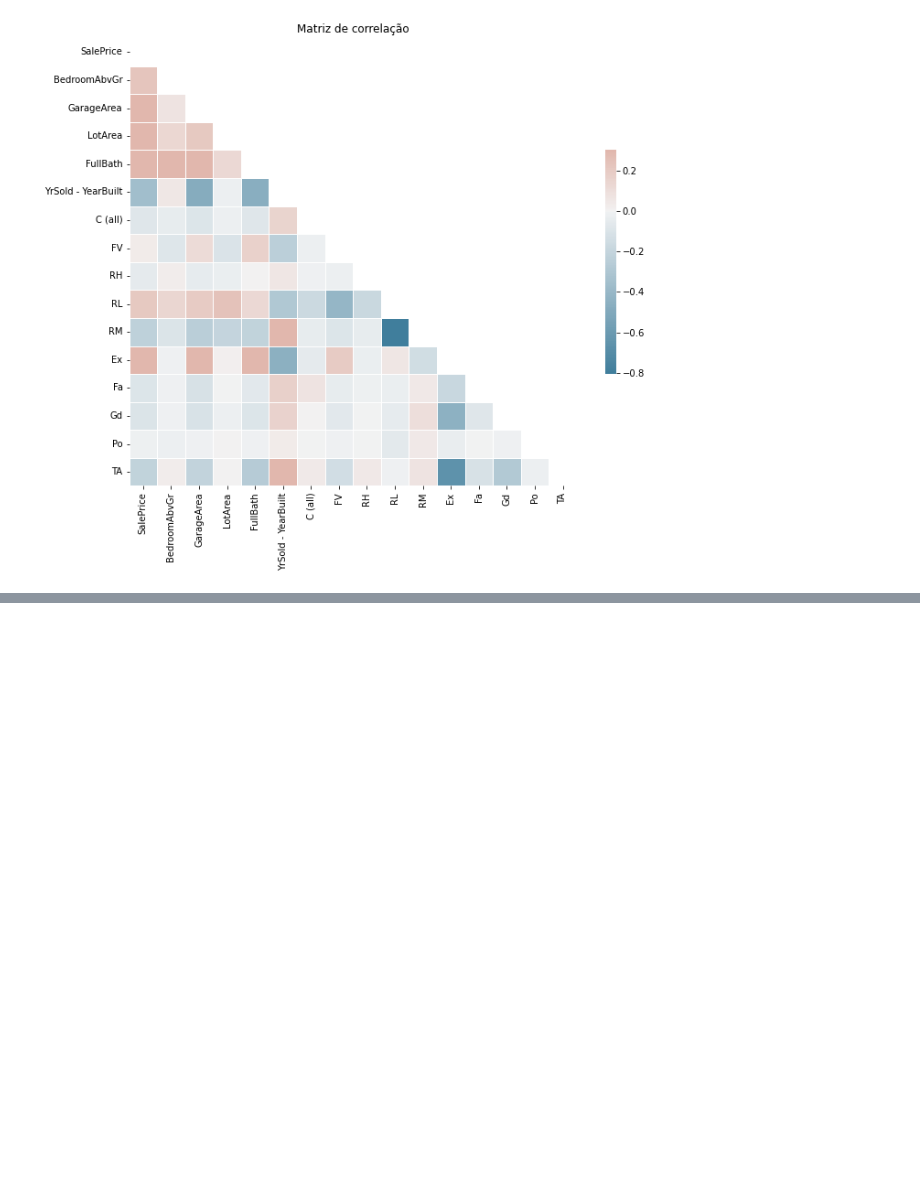
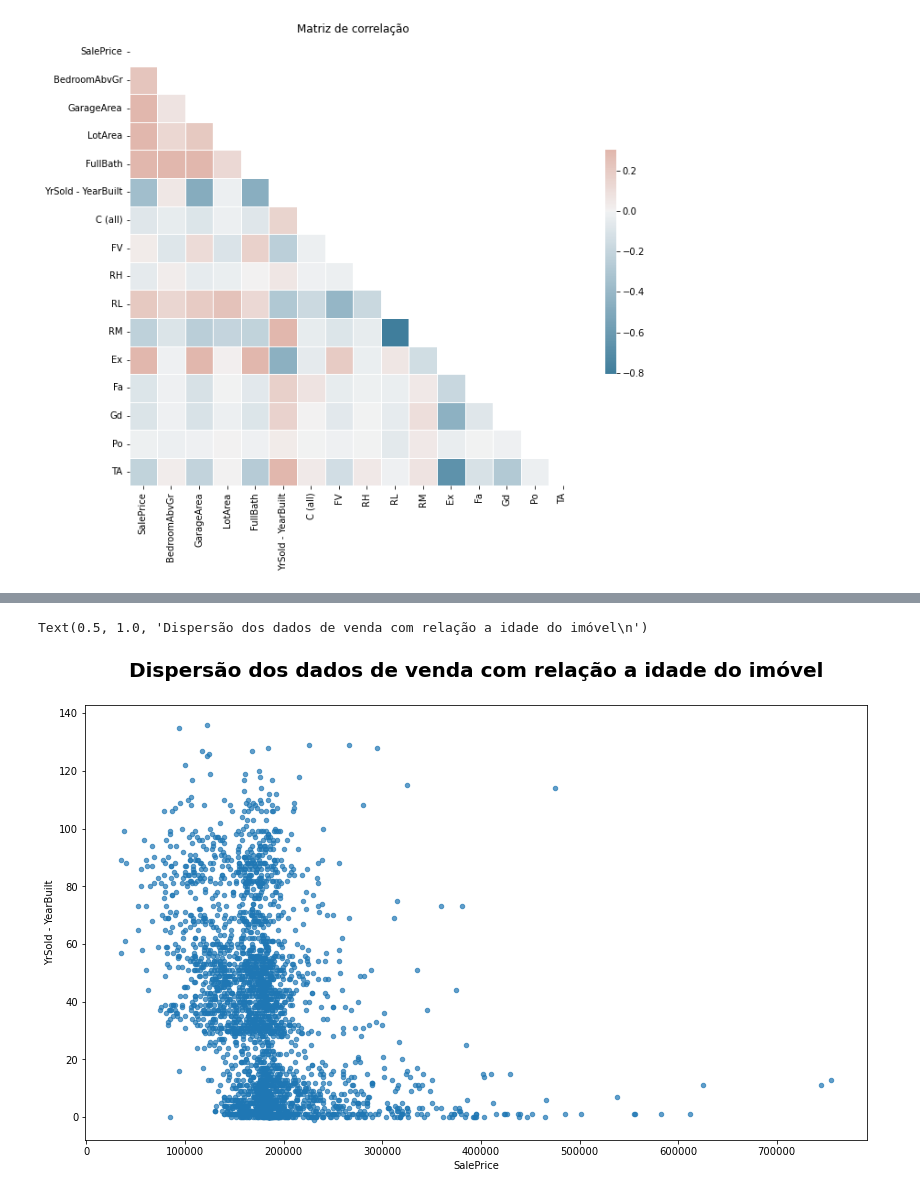
Before and after one commit to fabioheiji/mqaa, a Jupyter notebook: Analises_Descritivas.ipynb, the cells around one changed output, grey strips where cells are left out. Cells and saved outputs as stored; diff of their text form; code cells hidden in the pictures; blank space fills up the shorter version.

```diff
--- a/Analises_Descritivas.ipynb
+++ b/Analises_Descritivas.ipynb
@@ -180,0 +199,6 @@ plt.show()
+# %%
+base_dummy.plot(kind='scatter', x='SalePrice', y='YrSold - YearBuilt', alpha=0.7, figsize=(14,8))
+plt.title('Dispersão dos dados de venda com relação a idade do imóvel\n', fontdict = {'fontsize':20, 'fontweight':'bold'})
+# %% [output]
+Text(0.5, 1.0, 'Dispersão dos dados de venda com relação a idade do imóvel\n')
+[figure, added]
```
Also changed, not shown: parts of 20 cells of this notebook.
